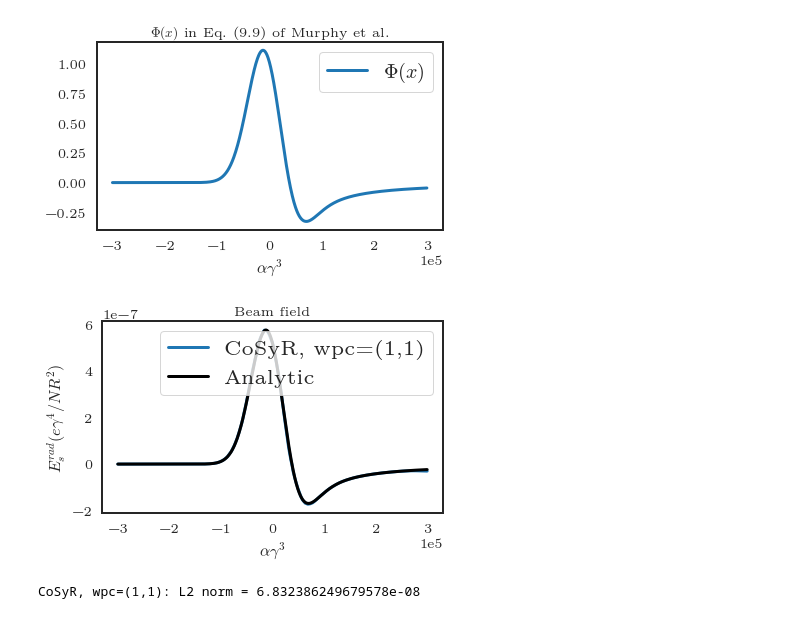
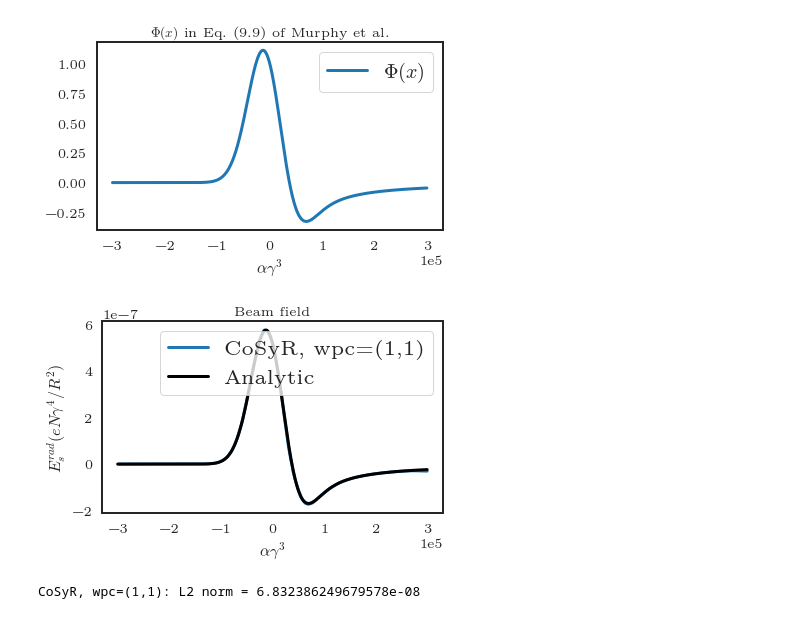
Before and after one commit to lanl/cosyr, a Jupyter notebook: analysis/1D_beam_field.ipynb, the cells around one changed output. Saved outputs shown, nothing was run; the diff lists cells and outputs as text; code cells hidden in the pictures.

Commit message:
update unit in plots

```diff
--- a/analysis/1D_beam_field.ipynb
+++ b/analysis/1D_beam_field.ipynb
@@ -102,14 +102,14 @@ analytic_beam_fld *= np.sqrt(2.0/np.pi)/(3.0*(sigma/gamma**3.0/R_bend)**4.0)**(1
 # %%
 plt.figure()
 plt.plot(alpha_axis,mesh_fld_sm, label="CoSyR, wpc=(1,1)")
 plt.plot(alpha_axis, analytic_beam_fld, "k-", label="Analytic")
 plt.xlabel(r"$\alpha \gamma^{3}$")
-plt.ylabel(r"$E_{s}^{rad} (e \gamma^4/NR^2)$")
+plt.ylabel(r"$E_{s}^{rad} (e N\gamma^4/R^2)$")
 plt.title("Beam field")
 plt.legend(loc="upper right")
 plt.tight_layout()
 # %% [output]
-[figure, old version]
+[figure, new version]
 # %%
 # L2 norm
 print("CoSyR, wpc=(1,1): L2 norm =", linalg.norm(analytic_beam_fld-mesh_fld_sm))
```
Also changed, not shown: parts of 2 cells of this notebook.
